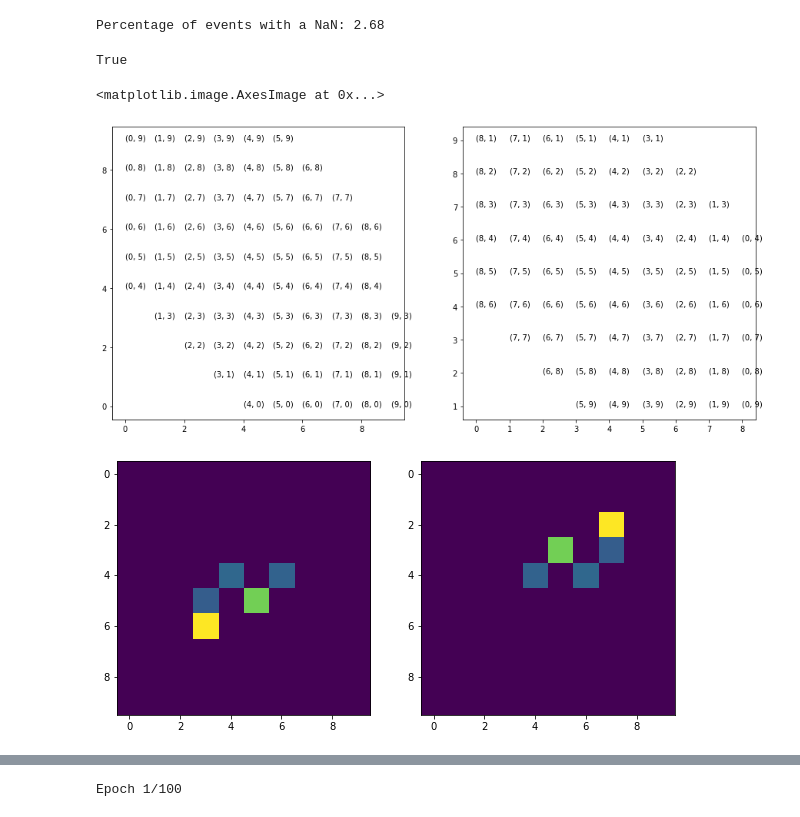
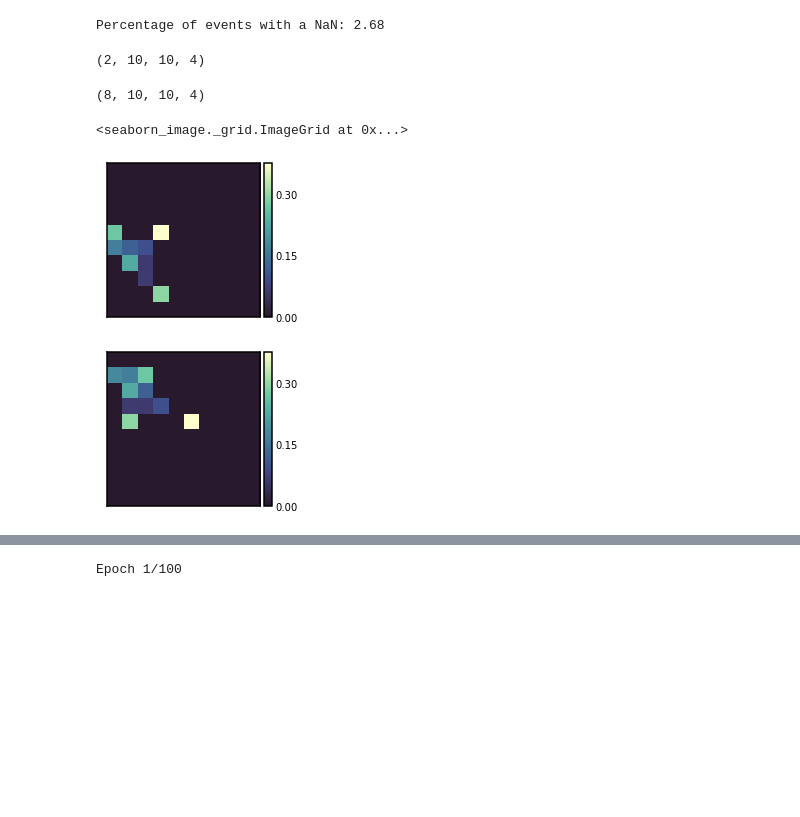
Before and after one commit to fmcnallyi3/icetop-cnn, a Jupyter notebook: baseline_energy_reco.ipynb, the cells around one changed output, grey strips where cells are left out. Saved outputs shown, nothing was run; the diff lists cells and outputs as text; code cells hidden in the pictures; blank space fills up the shorter version.

Commit message:
minor changes to the hex coords

```diff
--- a/baseline_energy_reco.ipynb
+++ b/baseline_energy_reco.ipynb
@@ -88,43 +88,39 @@ x, y = load_preprocessed(simPrefix, 'train')
 # %% [output]
 Percentage of events with a NaN: 2.68
 # %%
-import matplotlib.pyplot as plt
 alpha={(0, 4): (0, 4), (0, 5): (0, 5), (0, 6): (0, 6), (0, 7): (0, 7), (0, 8): (0, 8), (0, 9): (0, 9), (1, 3): (1, 3), (1, 4): (1, 4), (1, 5): (1, 5), (1, 6): (1, 6), (1, 7): (1, 7), (1, 8): (1, 8), (1, 9): (1, 9), (2, 2): (2, 2), (2, 3): (2, 3), (2, 4): (2, 4), (2, 5): (2, 5), (2, 6): (2, 6), (2, 7): (2, 7), (2, 8): (2, 8), (2, 9): (2, 9), (3, 1): (3, 1), (3, 2): (3, 2), (3, 3): (3, 3), (3, 4): (3, 4), (3, 5): (3, 5), (3, 6): (3, 6), (3, 7): (3, 7), (3, 8): (3, 8), (3, 9): (3, 9), (4, 0): (4, 0), (4, 1): (4, 1), (4, 2): (4, 2), (4, 3): (4, 3), (4, 4): (4, 4), (4, 5): (4, 5), (4, 6): (4, 6), (4, 7): (4, 7), (4, 8): (4, 8), (4, 9): (4, 9), (5, 0): (5, 0), (5, 1): (5, 1), (5, 2): (5, 2), (5, 3): (5, 3), (5, 4): (5, 4), (5, 5): (5, 5), (5, 6): (5, 6), (5, 7): (5, 7), (5, 8): (5, 8), (5, 9): (5, 9), (6, 0): (6, 0), (6, 1): (6, 1), (6, 2): (6, 2), (6, 3): (6, 3), (6, 4): (6, 4), (6, 5): (6, 5), (6, 6): (6, 6), (6, 7): (6, 7), (6, 8): (6, 8), (7, 0): (7, 0), (7, 1): (7, 1), (7, 2): (7, 2), (7, 3): (7, 3), (7, 4): (7, 4), (7, 5): (7, 5), (7, 6): (7, 6), (7, 7): (7, 7), (8, 0): (8, 0), (8, 1): (8, 1), (8, 2): (8, 2), (8, 3): (8, 3), (8, 4): (8, 4), (8, 5): (8, 5), (8, 6): (8, 6), (9, 0): (9, 0), (9, 1): (9, 1), (9, 2): (9, 2), (9, 3): (9, 3)}
-beta={(0, 4): (0, 9), (0, 5): (1, 9), (0, 6): (2, 9), (0, 7): (3, 9), (0, 8): (4, 9), (0, 9): (5, 9), (1, 3): (0, 8), (1, 4): (1, 8), (1, 5): (2, 8), (1, 6): (3, 8), (1, 7): (4, 8), (1, 8): (5, 8), (1, 9): (6, 8), (2, 2): (0, 7), (2, 3): (1, 7), (2, 4): (2, 7), (2, 5): (3, 7), (2, 6): (4, 7), (2, 7): (5, 7), (2, 8): (6, 7), (2, 9): (7, 7), (3, 1): (0, 6), (3, 2): (1, 6), (3, 3): (2, 6), (3, 4): (3, 6), (3, 5): (4, 6), (3, 6): (5, 6), (3, 7): (6, 6), (3, 8): (7, 6), (3, 9): (8, 6), (4, 0): (0, 5), (4, 1): (1, 5), (4, 2): (2, 5), (4, 3): (3, 5), (4, 4): (4, 5), (4, 5): (5, 5), (4, 6): (6, 5), (4, 7): (7, 5), (4, 8): (8, 5), (4, 9): (9, 5), (5, 0): (0, 4), (5, 1): (1, 4), (5, 2): (2, 4), (5, 3): (3, 4), (5, 4): (4, 4), (5, 5): (5, 4), (5, 6): (6, 4), (5, 7): (7, 4), (5, 8): (8, 4), (5, 9): (9, 4), (6, 0): (1, 3), (6, 1): (2, 3), (6, 2): (3, 3), (6, 3): (4, 3), (6, 4): (5, 3), (6, 5): (6, 3), (6, 6): (7, 3), (6, 7): (8, 3), (6, 8): (9, 3), (7, 0): (2, 2), (7, 1): (3, 2), (7, 2): (4, 2), (7, 3): (5, 2), (7, 4): (6, 2), (7, 5): (7, 2), (7, 6): (8, 2), (7, 7): (9, 2), (8, 0): (3, 1), (8, 1): (4, 1), (8, 2): (5, 1), (8, 3): (6, 1), (8, 4): (7, 1), (8, 5): (8, 1), (8, 6): (9, 1), (9, 0): (4, 0), (9, 1): (5, 0), (9, 2): (6, 0), (9, 3): (7, 0)}
-gamma={(0, 4): (5, 9), (0, 5): (6, 8), (0, 6): (7, 7), (0, 7): (8, 6), (0, 8): (9, 5), (0, 9): (10, 4), (1, 3): (4, 9), (1, 4): (5, 8), (1, 5): (6, 7), (1, 6): (7, 6), (1, 7): (8, 5), (1, 8): (9, 4), (1, 9): (10, 3), (2, 2): (3, 9), (2, 3): (4, 8), (2, 4): (5, 7), (2, 5): (6, 6), (2, 6): (7, 5), (2, 7): (8, 4), (2, 8): (9, 3), (2, 9): (10, 2), (3, 1): (2, 9), (3, 2): (3, 8), (3, 3): (4, 7), (3, 4): (5, 6), (3, 5): (6, 5), (3, 6): (7, 4), (3, 7): (8, 3), (3, 8): (9, 2), (3, 9): (10, 1), (4, 0): (1, 9), (4, 1): (2, 8), (4, 2): (3, 7), (4, 3): (4, 6), (4, 4): (5, 5), (4, 5): (6, 4), (4, 6): (7, 3), (4, 7): (8, 2), (4, 8): (9, 1), (4, 9): (10, 0), (5, 0): (0, 9), (5, 1): (1, 8), (5, 2): (2, 7), (5, 3): (3, 6), (5, 4): (4, 5), (5, 5): (5, 4), (5, 6): (6, 3), (5, 7): (7, 2), (5, 8): (8, 1), (5, 9): (9, 0), (6, 0): (0, 8), (6, 1): (1, 7), (6, 2): (2, 6), (6, 3): (3, 5), (6, 4): (4, 4), (6, 5): (5, 3), (6, 6): (6, 2), (6, 7): (7, 1), (6, 8): (8, 0), (7, 0): (0, 7), (7, 1): (1, 6), (7, 2): (2, 5), (7, 3): (3, 4), (7, 4): (4, 3), (7, 5): (5, 2), (7, 6): (6, 1), (7, 7): (7, 0), (8, 0): (0, 6), (8, 1): (1, 5), (8, 2): (2, 4), (8, 3): (3, 3), (8, 4): (4, 2), (8, 5): (5, 1), (8, 6): (6, 0), (9, 0): (0, 5), (9, 1): (1, 4), (9, 2): (2, 3), (9, 3): (3, 2)}
-#delta={(4, 0): (6, 8), (5, 0): (5, 8), (6, 0): (4, 8), (7, 0): (3, 8), (8, 0): (2, 8), (9, 0): (1, 8), (3, 1): (7, 7), (4, 1): (6, 7), (5, 1): (5, 7), (6, 1): (4, 7), (7, 1): (3, 7), (8, 1): (2, 7), (9, 1): (1, 7), (2, 2): (8, 6), (3, 2): (7, 6), (4, 2): (6, 6), (5, 2): (5, 6), (6, 2): (4, 6), (7, 2): (3, 6), (8, 2): (2, 6), (9, 2): (1, 6), (1, 3): (9, 5), (2, 3): (8, 5), (3, 3): (7, 5), (4, 3): (6, 5), (5, 3): (5, 5), (6, 3): (4, 5), (7, 3): (3, 5), (8, 3): (2, 5), (9, 3): (1, 5), (0, 4): (10, 4), (1, 4): (9, 4), (2, 4): (8, 4), (3, 4): (7, 4), (4, 4): (6, 4), (5, 4): (5, 4), (6, 4): (4, 4), (7, 4): (3, 4), (8, 4): (2, 4), (9, 4): (1, 4), (0, 5): (10, 3), (1, 5): (9, 3), (2, 5): (8, 3), (3, 5): (7, 3), (4, 5): (6, 3), (5, 5): (5, 3), (6, 5): (4, 3), (7, 5): (3, 3), (8, 5): (2, 3), (9, 5): (1, 3), (0, 6): (10, 2), (1, 6): (9, 2), (2, 6): (8, 2), (3, 6): (7, 2), (4, 6): (6, 2), (5, 6): (5, 2), (6, 6): (4, 2), (7, 6): (3, 2), (8, 6): (2, 2), (0, 7): (10, 1), (1, 7): (9, 1), (2, 7): (8, 1), (3, 7): (7, 1), (4, 7): (6, 1), (5, 7): (5, 1), (6, 7): (4, 1), (7, 7): (3, 1), (0, 8): (10, 0), (1, 8): (9, 0), (2, 8): (8, 0), (3, 8): (7, 0), (4, 8): (6, 0), (5, 8): (5, 0), (6, 8): (4, 0), (0, 9): (10, -1), (1, 9): (9, -1), (2, 9): (8, -1), (3, 9): (7, -1)}
-delta={(0, 4): (8, 6), (0, 5): (8, 5), (0, 6): (8, 4), (0, 7): (8, 3), (0, 8): (8, 2), (0, 9): (8, 1), (1, 3): (7, 7), (1, 4): (7, 6), (1, 5): (7, 5), (1, 6): (7, 4), (1, 7): (7, 3), (1, 8): (7, 2), (1, 9): (7, 1), (2, 2): (6, 8), (2, 3): (6, 7), (2, 4): (6, 6), (2, 5): (6, 5), (2, 6): (6, 4), (2, 7): (6, 3), (2, 8): (6, 2), (2, 9): (6, 1), (3, 1): (5, 9), (3, 2): (5, 8), (3, 3): (5, 7), (3, 4): (5, 6), (3, 5): (5, 5), (3, 6): (5, 4), (3, 7): (5, 3), (3, 8): (5, 2), (3, 9): (5, 1), (4, 0): (4, 10), (4, 1): (4, 9), (4, 2): (4, 8), (4, 3): (4, 7), (4, 4): (4, 6), (4, 5): (4, 5), (4, 6): (4, 4), (4, 7): (4, 3), (4, 8): (4, 2), (4, 9): (4, 1), (5, 0): (3, 10), (5, 1): (3, 9), (5, 2): (3, 8), (5, 3): (3, 7), (5, 4): (3, 6), (5, 5): (3, 5), (5, 6): (3, 4), (5, 7): (3, 3), (5, 8): (3, 2), (5, 9): (3, 1), (6, 0): (2, 10), (6, 1): (2, 9), (6, 2): (2, 8), (6, 3): (2, 7), (6, 4): (2, 6), (6, 5): (2, 5), (6, 6): (2, 4), (6, 7): (2, 3), (6, 8): (2, 2), (7, 0): (1, 10), (7, 1): (1, 9), (7, 2): (1, 8), (7, 3): (1, 7), (7, 4): (1, 6), (7, 5): (1, 5), (7, 6): (1, 4), (7, 7): (1, 3), (8, 0): (0, 10), (8, 1): (0, 9), (8, 2): (0, 8), (8, 3): (0, 7), (8, 4): (0, 6), (8, 5): (0, 5), (8, 6): (0, 4), (9, 0): (-1, 10), (9, 1): (-1, 9), (9, 2): (-1, 8), (9, 3): (-1, 7)}
-
-rots=delta
-print(alpha.keys()==delta.keys())
-fig=plt.figure(figsize=(15,7))
-ax1,ax2=fig.subplots(1,2)
-for key in alpha:
-    a=alpha[key][0]
-    b=alpha[key][1]
-    ax1.plot(a, b)
-    ax1.text(a,b, key)
-for key in rots:
-    a=rots[key][0]
-    b=rots[key][1]
-    if (a,b) in alpha.keys():
-        ax2.plot(a, b)
-        ax2.text(a,b, key)
-fig=plt.figure(figsize=(10,7))
-ax1,ax2=fig.subplots(1,2)
-ax1.imshow(x[0][:,:,0])
-temp=np.zeros((10,10,4))
-for i,c in np.ndenumerate(x[0]):
-    if c>0:
-        new_coords=(rots[i[:2]][0],rots[i[:2]][1],i[-1])
-        if new_coords[:2] in alpha.values():
-            temp[new_coords]=c
-ax2.imshow(temp[:,:,0])
+beta={(0, 4): (0, 8), (0, 5): (1, 8), (0, 6): (2, 8), (0, 7): (3, 8), (0, 8): (4, 8), (0, 9): (5, 8), (1, 3): (0, 7), (1, 4): (1, 7), (1, 5): (2, 7), (1, 6): (3, 7), (1, 7): (4, 7), (1, 8): (5, 7), (1, 9): (6, 7), (2, 2): (0, 6), (2, 3): (1, 6), (2, 4): (2, 6), (2, 5): (3, 6), (2, 6): (4, 6), (2, 7): (5, 6), (2, 8): (6, 6), (2, 9): (7, 6), (3, 1): (0, 5), (3, 2): (1, 5), (3, 3): (2, 5), (3, 4): (3, 5), (3, 5): (4, 5), (3, 6): (5, 5), (3, 7): (6, 5), (3, 8): (7, 5), (3, 9): (8, 5), (4, 0): (0, 4), (4, 1): (1, 4), (4, 2): (2, 4), (4, 3): (3, 4), (4, 4): (4, 4), (4, 5): (5, 4), (4, 6): (6, 4), (4, 7): (7, 4), (4, 8): (8, 4), (4, 9): (9, 4), (5, 0): (0, 3), (5, 1): (1, 3), (5, 2): (2, 3), (5, 3): (3, 3), (5, 4): (4, 3), (5, 5): (5, 3), (5, 6): (6, 3), (5, 7): (7, 3), (5, 8): (8, 3), (5, 9): (9, 3), (6, 0): (1, 2), (6, 1): (2, 2), (6, 2): (3, 2), (6, 3): (4, 2), (6, 4): (5, 2), (6, 5): (6, 2), (6, 6): (7, 2), (6, 7): (8, 2), (6, 8): (9, 2), (7, 0): (2, 1), (7, 1): (3, 1), (7, 2): (4, 1), (7, 3): (5, 1), (7, 4): (6, 1), (7, 5): (7, 1), (7, 6): (8, 1), (7, 7): (9, 1), (8, 0): (3, 0), (8, 1): (4, 0), (8, 2): (5, 0), (8, 3): (6, 0), (8, 4): (7, 0), (8, 5): (8, 0), (8, 6): (9, 0), (9, 0): (4, -1), (9, 1): (5, -1), (9, 2): (6, -1), (9, 3): (7, -1)}
+gamma={(0, 4): (4, 8), (0, 5): (5, 7), (0, 6): (6, 6), (0, 7): (7, 5), (0, 8): (8, 4), (0, 9): (9, 3), (1, 3): (3, 8), (1, 4): (4, 7), (1, 5): (5, 6), (1, 6): (6, 5), (1, 7): (7, 4), (1, 8): (8, 3), (1, 9): (9, 2), (2, 2): (2, 8), (2, 3): (3, 7), (2, 4): (4, 6), (2, 5): (5, 5), (2, 6): (6, 4), (2, 7): (7, 3), (2, 8): (8, 2), (2, 9): (9, 1), (3, 1): (1, 8), (3, 2): (2, 7), (3, 3): (3, 6), (3, 4): (4, 5), (3, 5): (5, 4), (3, 6): (6, 3), (3, 7): (7, 2), (3, 8): (8, 1), (3, 9): (9, 0), (4, 0): (0, 8), (4, 1): (1, 7), (4, 2): (2, 6), (4, 3): (3, 5), (4, 4): (4, 4), (4, 5): (5, 3), (4, 6): (6, 2), (4, 7): (7, 1), (4, 8): (8, 0), (4, 9): (9, -1), (5, 0): (-1, 8), (5, 1): (0, 7), (5, 2): (1, 6), (5, 3): (2, 5), (5, 4): (3, 4), (5, 5): (4, 3), (5, 6): (5, 2), (5, 7): (6, 1), (5, 8): (7, 0), (5, 9): (8, -1), (6, 0): (-1, 7), (6, 1): (0, 6), (6, 2): (1, 5), (6, 3): (2, 4), (6, 4): (3, 3), (6, 5): (4, 2), (6, 6): (5, 1), (6, 7): (6, 0), (6, 8): (7, -1), (7, 0): (-1, 6), (7, 1): (0, 5), (7, 2): (1, 4), (7, 3): (2, 3), (7, 4): (3, 2), (7, 5): (4, 1), (7, 6): (5, 0), (7, 7): (6, -1), (8, 0): (-1, 5), (8, 1): (0, 4), (8, 2): (1, 3), (8, 3): (2, 2), (8, 4): (3, 1), (8, 5): (4, 0), (8, 6): (5, -1), (9, 0): (-1, 4), (9, 1): (0, 3), (9, 2): (1, 2), (9, 3): (2, 1)}
+delta={(0, 4): (8, 4), (0, 5): (8, 3), (0, 6): (8, 2), (0, 7): (8, 1), (0, 8): (8, 0), (0, 9): (8, -1), (1, 3): (7, 5), (1, 4): (7, 4), (1, 5): (7, 3), (1, 6): (7, 2), (1, 7): (7, 1), (1, 8): (7, 0), (1, 9): (7, -1), (2, 2): (6, 6), (2, 3): (6, 5), (2, 4): (6, 4), (2, 5): (6, 3), (2, 6): (6, 2), (2, 7): (6, 1), (2, 8): (6, 0), (2, 9): (6, -1), (3, 1): (5, 7), (3, 2): (5, 6), (3, 3): (5, 5), (3, 4): (5, 4), (3, 5): (5, 3), (3, 6): (5, 2), (3, 7): (5, 1), (3, 8): (5, 0), (3, 9): (5, -1), (4, 0): (4, 8), (4, 1): (4, 7), (4, 2): (4, 6), (4, 3): (4, 5), (4, 4): (4, 4), (4, 5): (4, 3), (4, 6): (4, 2), (4, 7): (4, 1), (4, 8): (4, 0), (4, 9): (4, -1), (5, 0): (3, 8), (5, 1): (3, 7), (5, 2): (3, 6), (5, 3): (3, 5), (5, 4): (3, 4), (5, 5): (3, 3), (5, 6): (3, 2), (5, 7): (3, 1), (5, 8): (3, 0), (5, 9): (3, -1), (6, 0): (2, 8), (6, 1): (2, 7), (6, 2): (2, 6), (6, 3): (2, 5), (6, 4): (2, 4), (6, 5): (2, 3), (6, 6): (2, 2), (6, 7): (2, 1), (6, 8): (2, 0), (7, 0): (1, 8), (7, 1): (1, 7), (7, 2): (1, 6), (7, 3): (1, 5), (7, 4): (1, 4), (7, 5): (1, 3), (7, 6): (1, 2), (7, 7): (1, 1), (8, 0): (0, 8), (8, 1): (0, 7), (8, 2): (0, 6), (8, 3): (0, 5), (8, 4): (0, 4), (8, 5): (0, 3), (8, 6): (0, 2), (9, 0): (-1, 8), (9, 1): (-1, 7), (9, 2): (-1, 6), (9, 3): (-1, 5)}
-# %% [output]
-True
-<matplotlib.image.AxesImage at 0x...>
-[figure, removed]
-[figure, removed]
+# %%
+samp_x=x[:2]
+print(samp_x.shape)
+nevents=samp_x.shape[0]
+temp_array=np.zeros((nevents*4,10,10,samp_x.shape[-1]))
+nind=0
+for ind in range(nevents):
+    for rots in [alpha,beta,gamma,delta]:
+        temp=np.zeros((10,10,samp_x.shape[-1]))
+        for i,c in np.ndenumerate(x[ind]):
+            if c>0:
+                new_coords=(rots[i[:2]][0],rots[i[:2]][1],i[-1])
+                if new_coords[:2] in alpha.values():
+                    temp[new_coords]=c
+        temp_array[nind]=temp
+        nind+=1
+samp_x=temp_array
+# %% [output]
+(2, 10, 10, 4)
+# %%
+import seaborn_image as isns
+print(samp_x.shape)
+isns.ImageGrid(samp_x[5][...,:1])
+isns.ImageGrid(samp_x[4][...,:1])
+# %% [output]
+(8, 10, 10, 4)
+<seaborn_image._grid.ImageGrid at 0x...>
+[figure, added]
+[figure, added]
 # %%
 # Prepare event data
 x_i = dataPrep(x, y, **prep)
```
Also changed, not shown: parts of 3 cells of this notebook, 5 other files.
